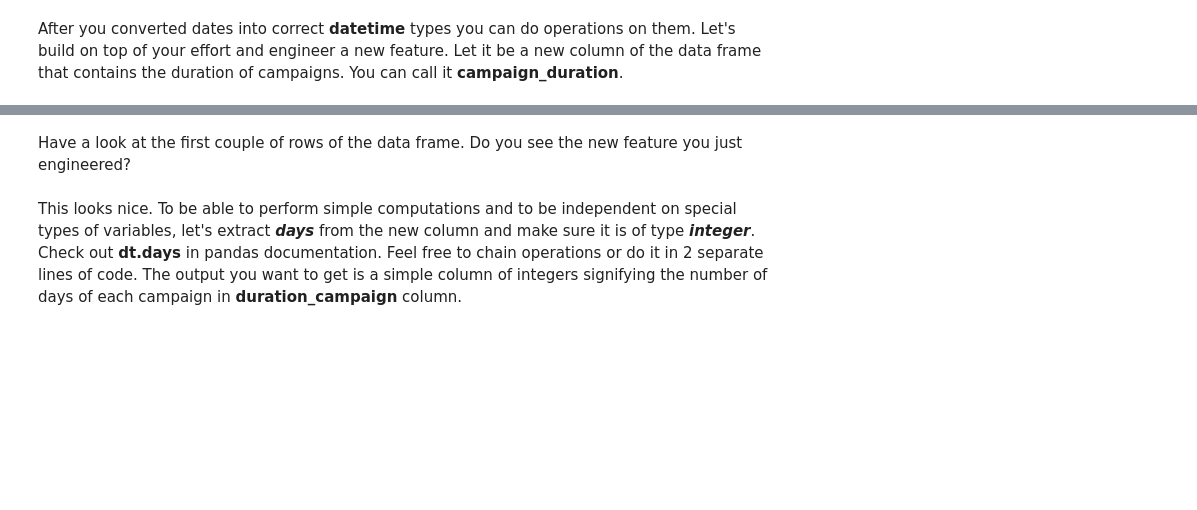
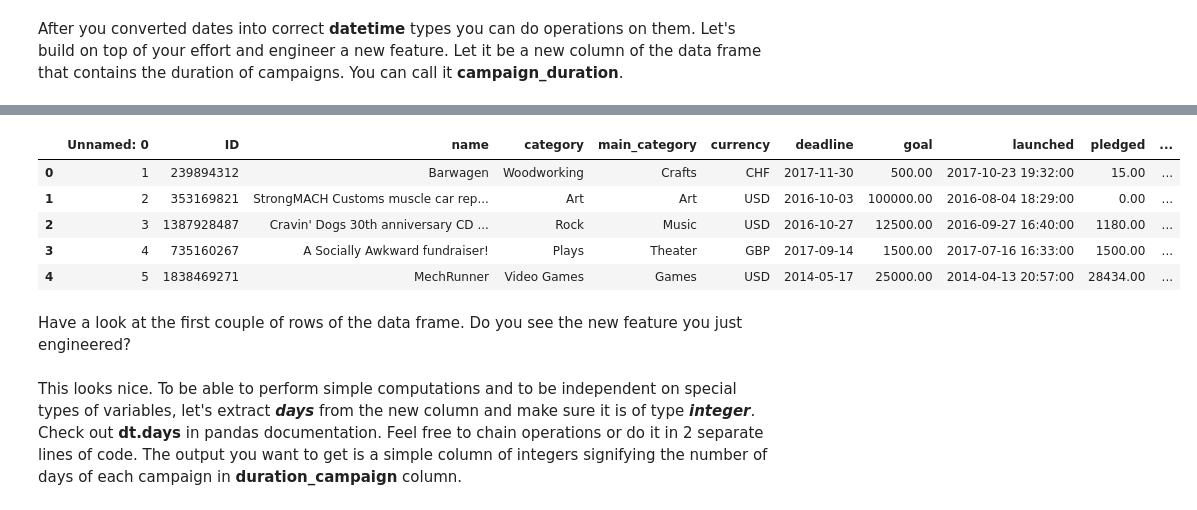
Before and after one commit to NickWald/hugo, a Jupyter notebook: python basics/data_cleaning/data_cleaning_kickstarter.ipynb, the cells around one changed output, grey strips where cells are left out. Cells and saved outputs as stored; diff of their text form; code cells hidden in the pictures; blank space fills up the shorter version.

```diff
--- a/python basics/data_cleaning/data_cleaning_kickstarter.ipynb
+++ b/python basics/data_cleaning/data_cleaning_kickstarter.ipynb
@@ -360,0 +408,3 @@ Note: it is beneficial to consider categorical variables to speed up computation
+# %%
+data_3['state'] = data_3['state'].astype('category')
+data_3['state']
@@ -372,0 +458,3 @@ You took care of categorical variables. However, there is another set of strings
+# %%
+data_3['deadline'] = pd.to_datetime(data_3['deadline'], format = '%m/%d/%y')
+data_3.info()
@@ -372,0 +479,3 @@ You took care of categorical variables. However, there is another set of strings
+# %%
+data_3['launched'] = pd.to_datetime(data_3['launched'], format = '%m/%d/%y %H:%M', errors='coerce')
+data_3.info()
@@ -373,4 +500,2 @@ You took care of categorical variables. However, there is another set of strings
 # %% [markdown]
 After you converted dates into correct **datetime** types you can do operations on them. Let's build on top of your effort and engineer a new feature. Let it be a new column of the data frame that contains the duration of campaigns. You can call it **campaign_duration**.
-# %%
-data_3['campaign_duration'] = #YOUR CODE GOES HERE
@@ -379,3 +502,13 @@ SyntaxError: invalid syntax (<ipython-input-45-57bc32ef9235>, line 1)
+# %%
+data_3['campaign_duration'] = data_3['deadline'] - data_3['launched']
+data_3.head()
+# %% [output]
+|  | Unnamed: 0 | ID | name | category | main_category | currency | deadline | goal | launched | pledged | ... |
+| 0 | 1 | 239894312 | Barwagen | Woodworking | Crafts | CHF | 2017-11-30 | 500.00 | 2017-10-23 19:32:00 | 15.00 | ... |
+| 1 | 2 | 353169821 | StrongMACH Customs muscle car rep... | Art | Art | USD | 2016-10-03 | 100000.00 | 2016-08-04 18:29:00 | 0.00 | ... |
+| 2 | 3 | 1387928487 | Cravin' Dogs 30th anniversary CD ... | Rock | Music | USD | 2016-10-27 | 12500.00 | 2016-09-27 16:40:00 | 1180.00 | ... |
+| 3 | 4 | 735160267 | A Socially Awkward fundraiser! | Plays | Theater | GBP | 2017-09-14 | 1500.00 | 2017-07-16 16:33:00 | 1500.00 | ... |
+| 4 | 5 | 1838469271 | MechRunner | Video Games | Games | USD | 2014-05-17 | 25000.00 | 2014-04-13 20:57:00 | 28434.00 | ... |
 # %% [markdown]
 Have a look at the first couple of rows of the data frame. Do you see the new feature you just engineered?
 # %%
```
Also changed, not shown: parts of 24 cells of this notebook, 1 other file.
